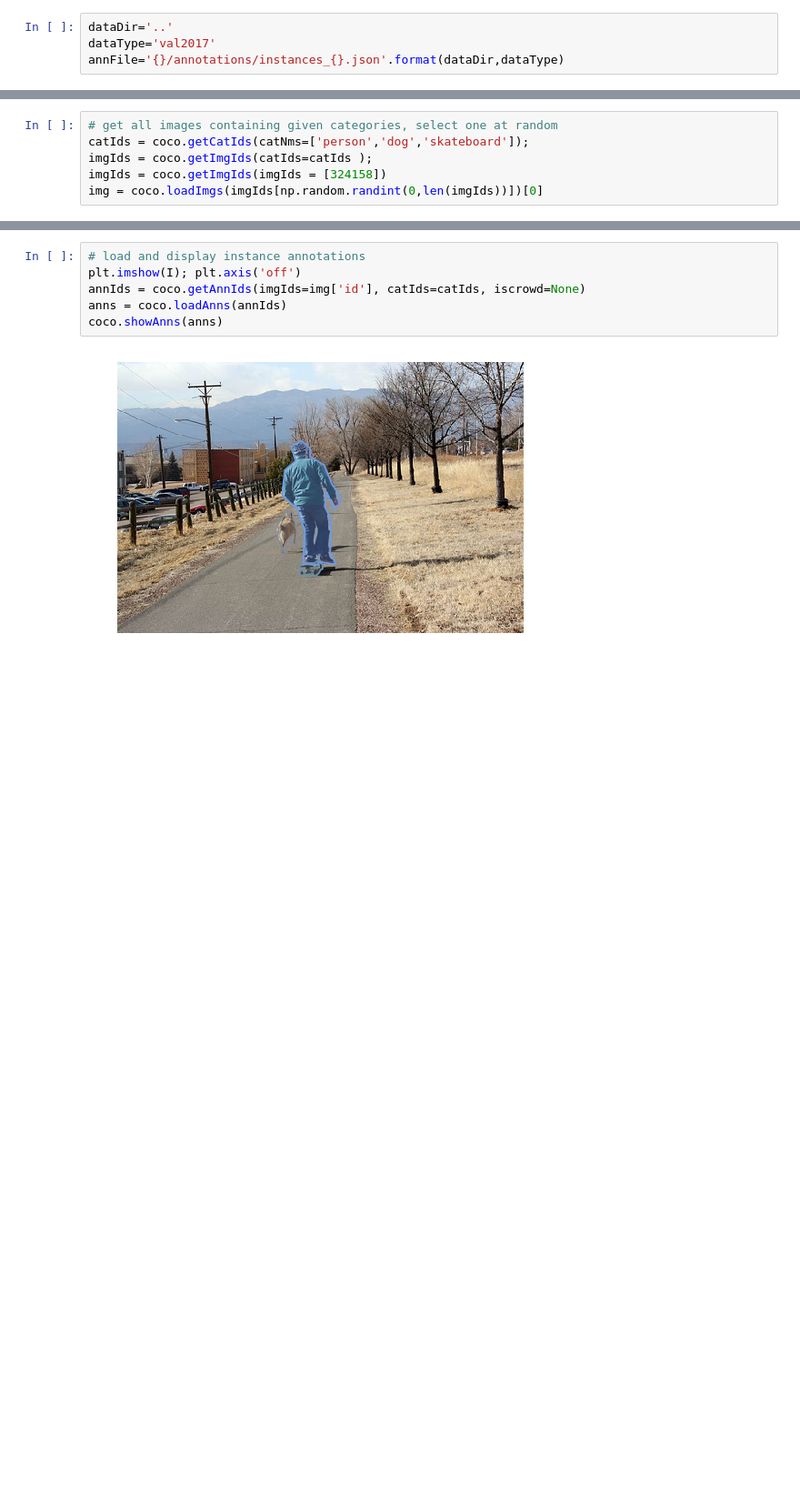
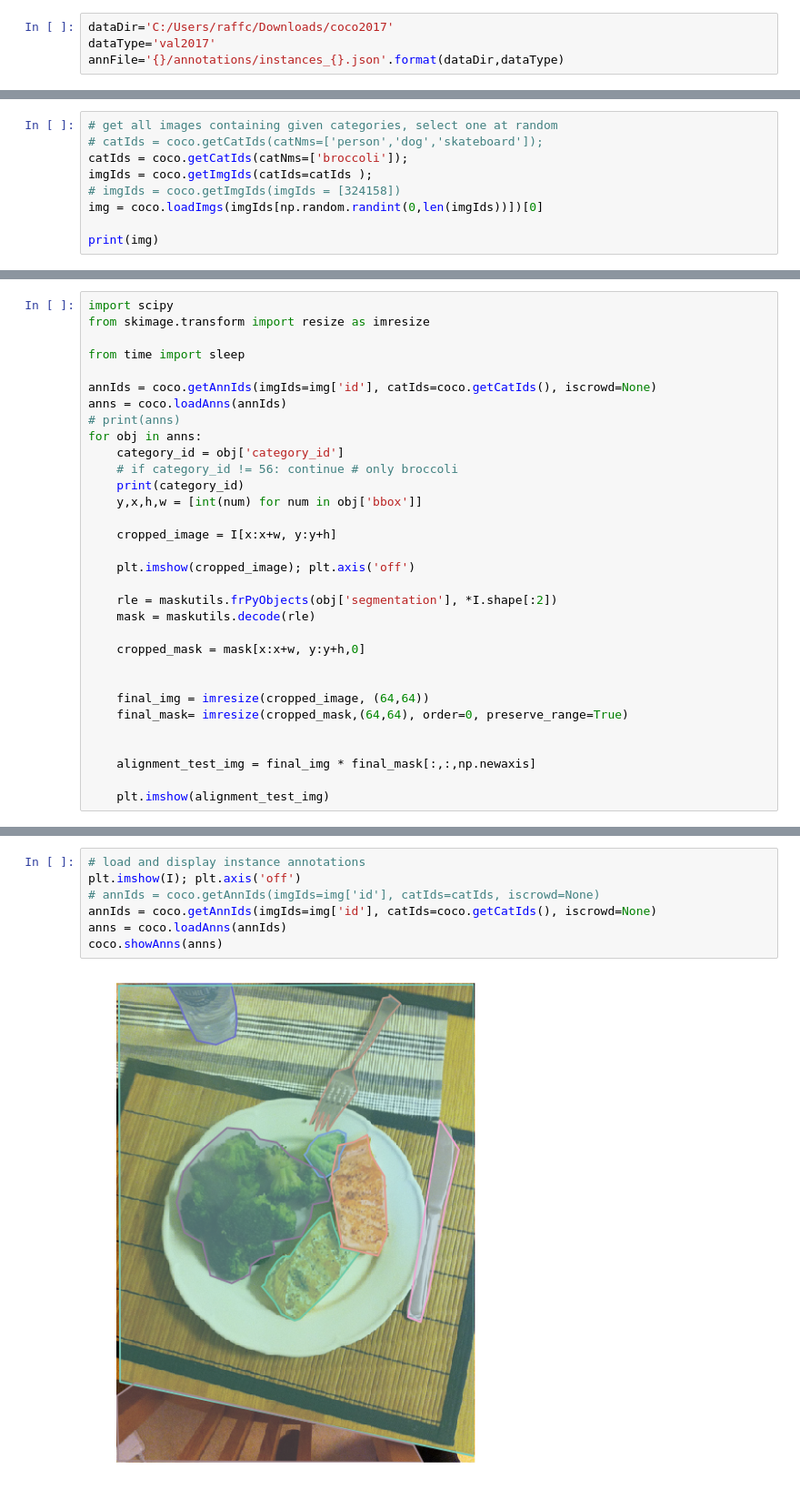
Before and after one commit to chrisraff/context-free-network, a Jupyter notebook: src/pycocoDemo.ipynb, the cells around one changed output, grey strips where cells are left out. Shown at 91% size. Saved outputs shown, nothing was run; the diff lists cells and outputs as text; blank space fills up the shorter version.

Commit message:
Built process for creating class images

```diff
--- a/src/pycocoDemo.ipynb
+++ b/src/pycocoDemo.ipynb
@@ -7,7 +8,7 @@ import matplotlib.pyplot as plt
 import pylab
 pylab.rcParams['figure.figsize'] = (8.0, 10.0)
 # %%
-dataDir='..'
+dataDir='C:/Users/raffc/Downloads/coco2017'
 dataType='val2017'
 annFile='{}/annotations/instances_{}.json'.format(dataDir,dataType)
 # %%
@@ -35,6 +36,9 @@ kitchen accessory indoor outdoor vehicle sports animal electronic food furniture
 # %%
 # get all images containing given categories, select one at random
-catIds = coco.getCatIds(catNms=['person','dog','skateboard']);
+# catIds = coco.getCatIds(catNms=['person','dog','skateboard']);
+catIds = coco.getCatIds(catNms=['broccoli']);
 imgIds = coco.getImgIds(catIds=catIds );
-imgIds = coco.getImgIds(imgIds = [324158])
+# imgIds = coco.getImgIds(imgIds = [324158])
 img = coco.loadImgs(imgIds[np.random.randint(0,len(imgIds))])[0]
+
+print(img)
@@ -50,0 +57,32 @@ plt.show()
+# %%
+import scipy
+from skimage.transform import resize as imresize
+
+from time import sleep
+
+annIds = coco.getAnnIds(imgIds=img['id'], catIds=coco.getCatIds(), iscrowd=None)
+anns = coco.loadAnns(annIds)
+# print(anns)
+for obj in anns:
+    category_id = obj['category_id']
+    # if category_id != 56: continue # only broccoli
+    print(category_id)
+    y,x,h,w = [int(num) for num in obj['bbox']]
+
+    cropped_image = I[x:x+w, y:y+h]
+
+    plt.imshow(cropped_image); plt.axis('off')
+
+    rle = maskutils.frPyObjects(obj['segmentation'], *I.shape[:2])
+    mask = maskutils.decode(rle)
+
+    cropped_mask = mask[x:x+w, y:y+h,0]
+
+
+    final_img = imresize(cropped_image, (64,64))
+    final_mask= imresize(cropped_mask,(64,64), order=0, preserve_range=True)
+
+
+    alignment_test_img = final_img * final_mask[:,:,np.newaxis]
+
+    plt.imshow(alignment_test_img)
@@ -51,11 +100,12 @@ plt.show()
 # %%
 # load and display instance annotations
 plt.imshow(I); plt.axis('off')
-annIds = coco.getAnnIds(imgIds=img['id'], catIds=catIds, iscrowd=None)
+# annIds = coco.getAnnIds(imgIds=img['id'], catIds=catIds, iscrowd=None)
+annIds = coco.getAnnIds(imgIds=img['id'], catIds=coco.getCatIds(), iscrowd=None)
 anns = coco.loadAnns(annIds)
 coco.showAnns(anns)
 # %% [output]
-[figure, old version]
+[figure, new version]
 # %%
 # initialize COCO api for person keypoints annotations
 annFile = '{}/annotations/person_keypoints_{}.json'.format(dataDir,dataType)
```
Also changed, not shown: parts of 10 cells of this notebook.
